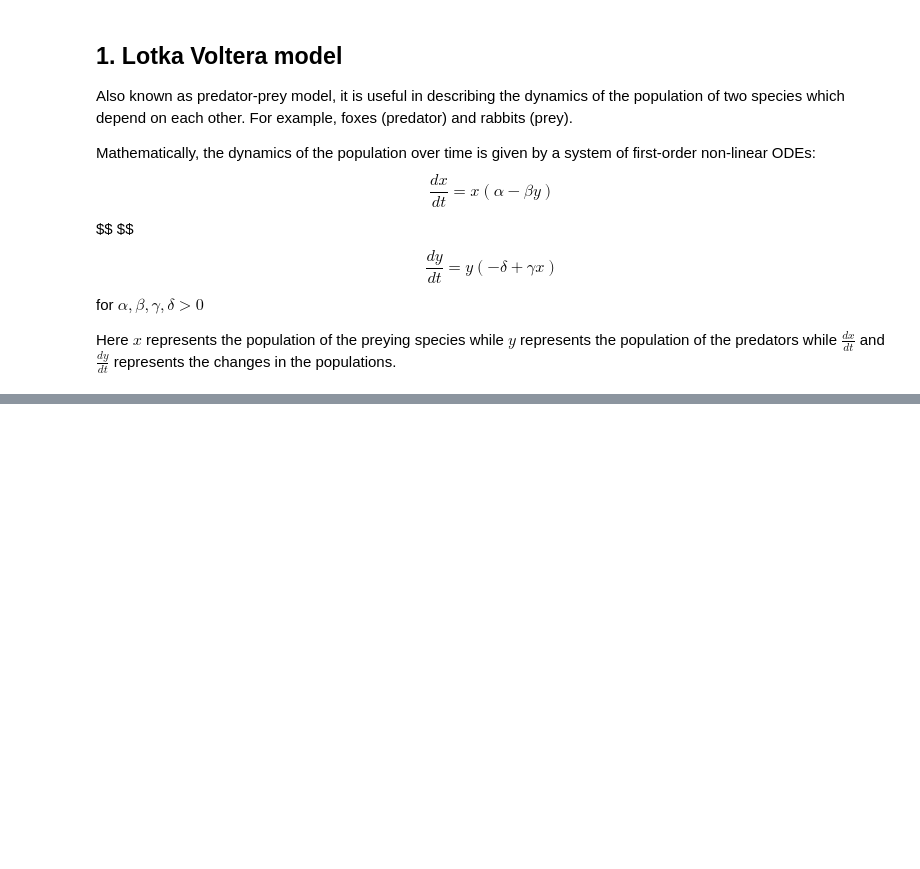
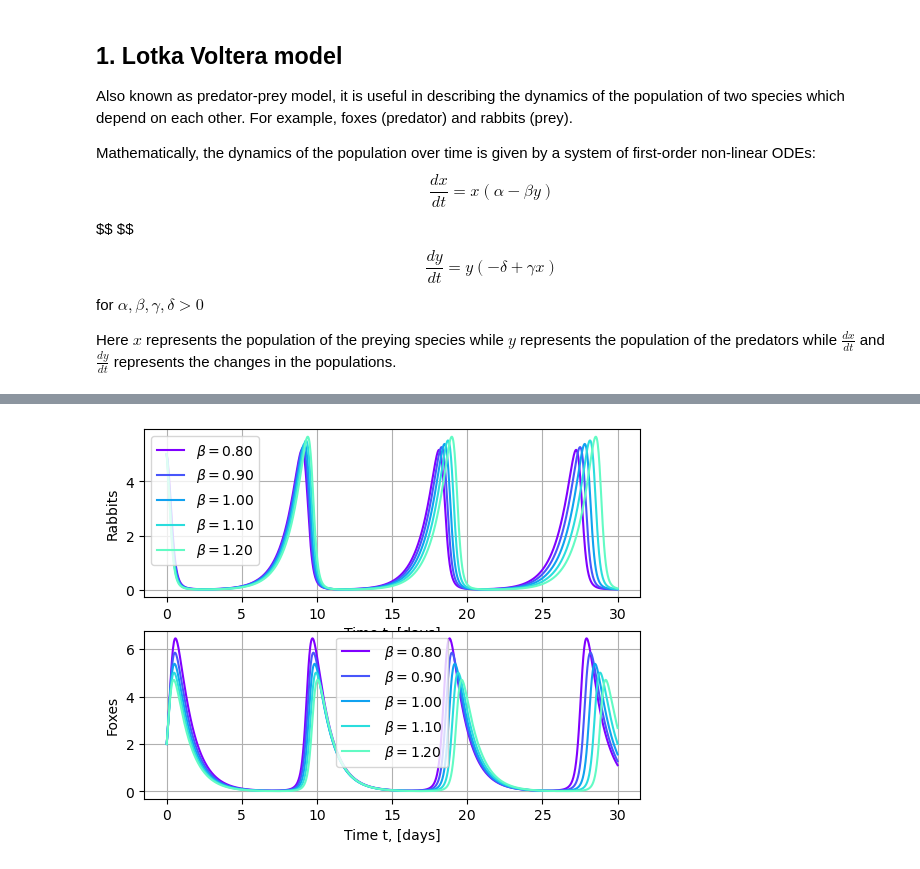
Before and after one commit to ThomasGregory/pycon-maths_in_motion, a Jupyter notebook: mathematical_biology.ipynb, the cells around one changed output, grey strips where cells are left out. Saved outputs shown, nothing was run; the diff lists cells and outputs as text; code cells hidden in the pictures; blank space fills up the shorter version.

```diff
--- a/mathematical_biology.ipynb
+++ b/mathematical_biology.ipynb
@@ -22,2 +89,25 @@ import numpy as np
+# %%
+## beta
+betas   = np.arange( 0.8, 1.3, 0.1 )
+fig, ax = plt.subplots(2,1)
+
+for beta, idx in zip( betas, range( len( betas ) ) ):
+    res = integrate.odeint(compute_derivative, state, t, args=( alpha, beta, delta, gamma ) )
+    ax[0].plot( t, res[:,0], color=colors[idx], linestyle='-', label=r"$\beta = $" + "{0:.2f}".format( beta ) )
+    ax[1].plot( t, res[:,1], color=colors[idx], linestyle='-', label=r" $\beta = $" + "{0:.2f}".format( beta ) )
+    ax[0].legend()
+    ax[1].legend()
+
+ax[0].grid()
+ax[1].grid()
+ax[0].set_xlabel('Time t, [days]')
+ax[0].set_ylabel('Rabbits')
+ax[1].set_xlabel('Time t, [days]')
+ax[1].set_ylabel('Foxes');
+
+## setting beta back to the original value
+beta = 1.0
+# %% [output]
+[figure, added]
 # %%
 ## phase plots
```
Also changed, not shown: parts of 8 cells of this notebook.
